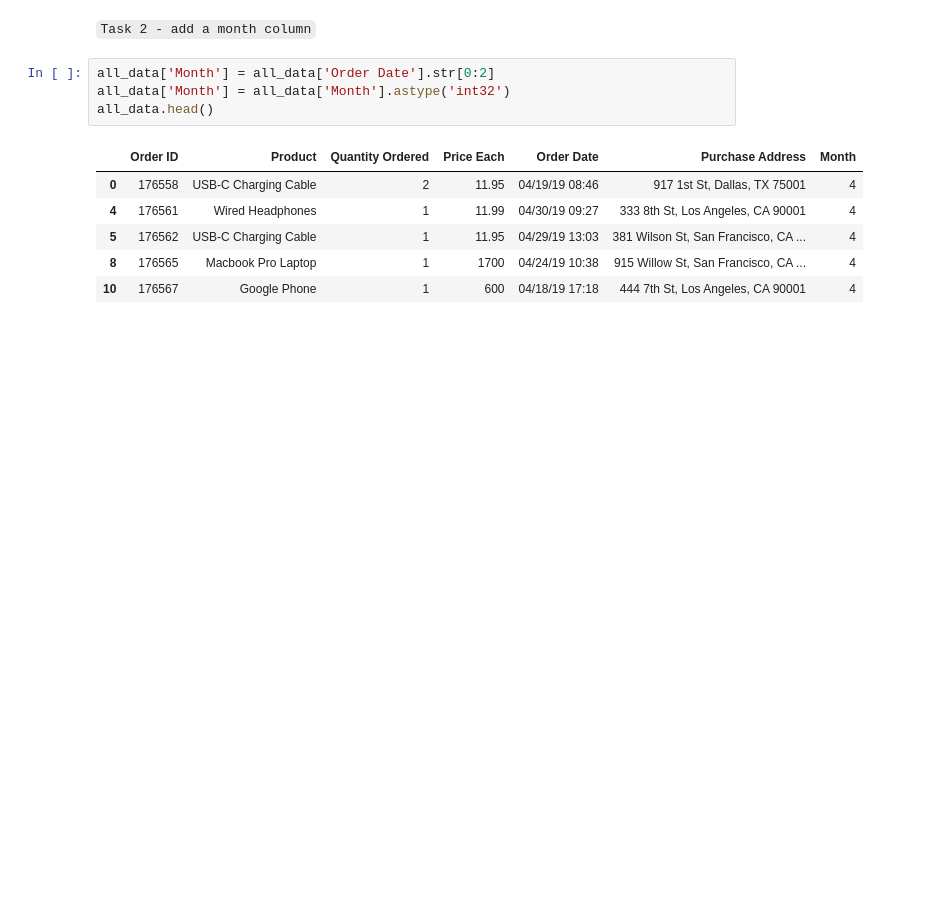
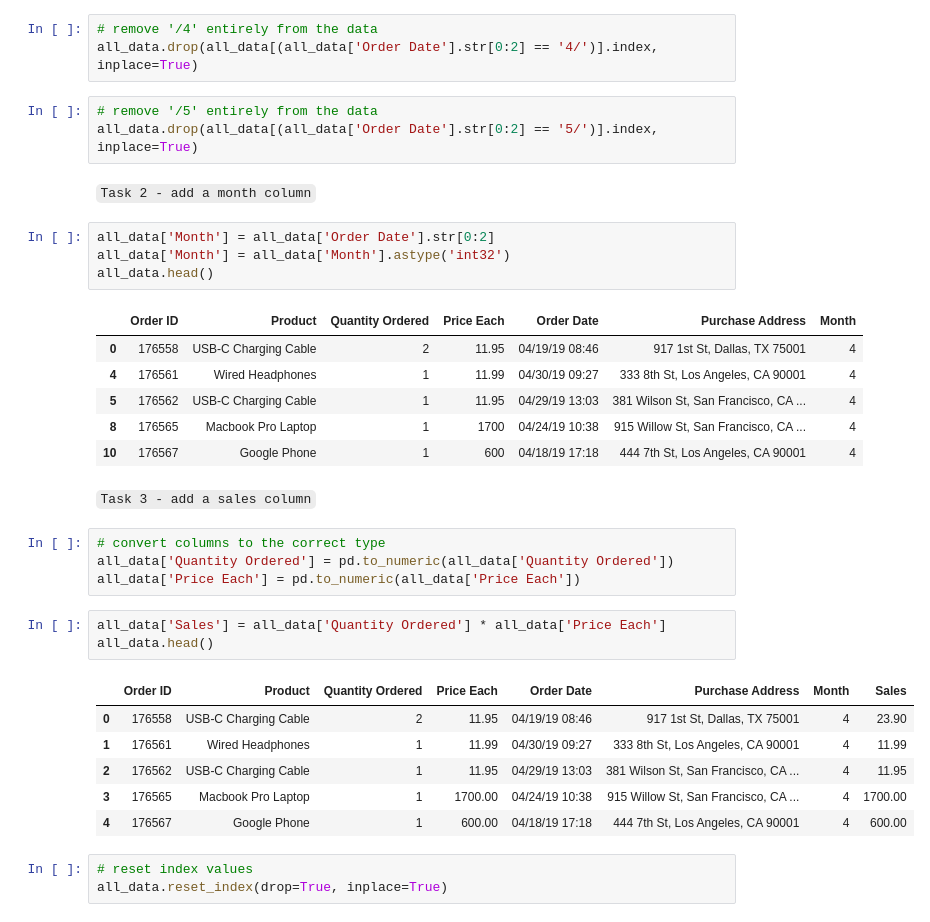
Before and after one commit to marvinraj/all-ai, a Jupyter notebook: all-pandas/projects/real-world-data-science-tasks/analysis.ipynb, the cells around one changed output. Saved outputs shown, nothing was run; the diff lists cells and outputs as text; blank space fills up the shorter version.

```diff
--- a/all-pandas/projects/real-world-data-science-tasks/analysis.ipynb
+++ b/all-pandas/projects/real-world-data-science-tasks/analysis.ipynb
@@ -65,6 +65,12 @@ all_data = all_data[all_data['Order Date'].str[0:2] != '5/']
 # %%
 # remove 'Or' from data -- error displayed when adding a month column
 all_data = all_data[all_data['Order Date'].str[0:2] != 'Or']
+# %%
+# remove '/4' entirely from the data
+all_data.drop(all_data[(all_data['Order Date'].str[0:2] == '4/')].index, inplace=True)
+# %%
+# remove '/5' entirely from the data
+all_data.drop(all_data[(all_data['Order Date'].str[0:2] == '5/')].index, inplace=True)
 # %% [markdown]
 `Task 2 - add a month column`
 # %%
@@ -78,3 +84,22 @@ all_data.head()
 | 5 | 176562 | USB-C Charging Cable | 1 | 11.95 | 04/29/19 13:03 | 381 Wilson St, San Francisco, CA ... | 4 |
 | 8 | 176565 | Macbook Pro Laptop | 1 | 1700 | 04/24/19 10:38 | 915 Willow St, San Francisco, CA ... | 4 |
 | 10 | 176567 | Google Phone | 1 | 600 | 04/18/19 17:18 | 444 7th St, Los Angeles, CA 90001 | 4 |
+# %% [markdown]
+`Task 3 - add a sales column`
+# %%
+# convert columns to the correct type
+all_data['Quantity Ordered'] = pd.to_numeric(all_data['Quantity Ordered'])
+all_data['Price Each'] = pd.to_numeric(all_data['Price Each'])
+# %%
+all_data['Sales'] = all_data['Quantity Ordered'] * all_data['Price Each']
+all_data.head()
+# %% [output]
+|  | Order ID | Product | Quantity Ordered | Price Each | Order Date | Purchase Address | Month | Sales |
+| 0 | 176558 | USB-C Charging Cable | 2 | 11.95 | 04/19/19 08:46 | 917 1st St, Dallas, TX 75001 | 4 | 23.90 |
+| 1 | 176561 | Wired Headphones | 1 | 11.99 | 04/30/19 09:27 | 333 8th St, Los Angeles, CA 90001 | 4 | 11.99 |
+| 2 | 176562 | USB-C Charging Cable | 1 | 11.95 | 04/29/19 13:03 | 381 Wilson St, San Francisco, CA ... | 4 | 11.95 |
+| 3 | 176565 | Macbook Pro Laptop | 1 | 1700.00 | 04/24/19 10:38 | 915 Willow St, San Francisco, CA ... | 4 | 1700.00 |
+| 4 | 176567 | Google Phone | 1 | 600.00 | 04/18/19 17:18 | 444 7th St, Los Angeles, CA 90001 | 4 | 600.00 |
+# %%
+# reset index values
+all_data.reset_index(drop=True, inplace=True)
```
Also changed, not shown: parts of 5 cells of this notebook.
